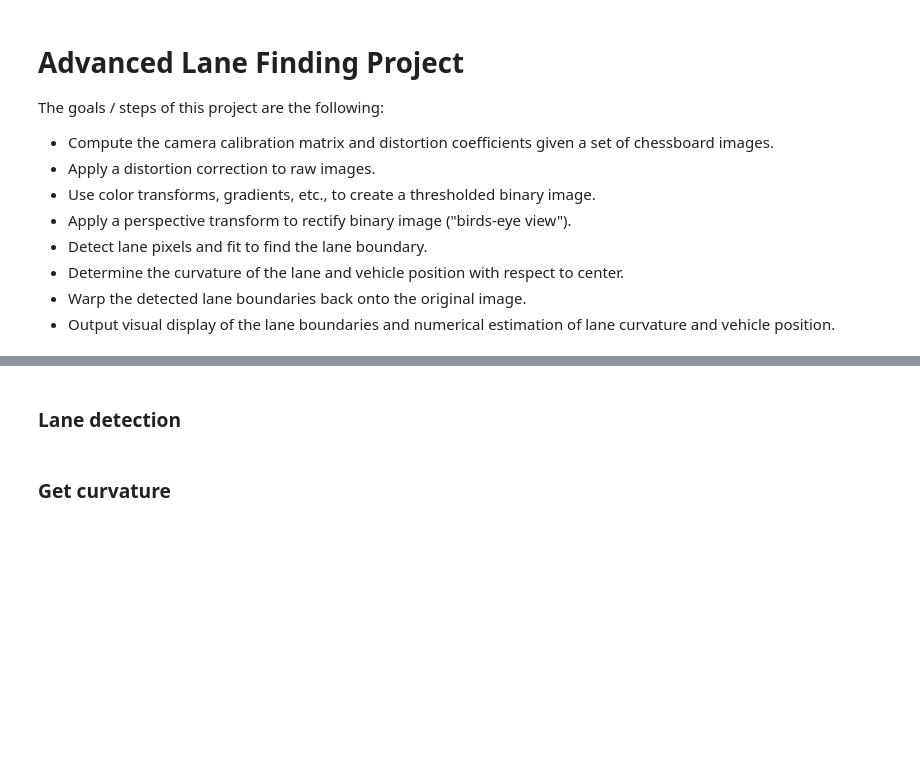
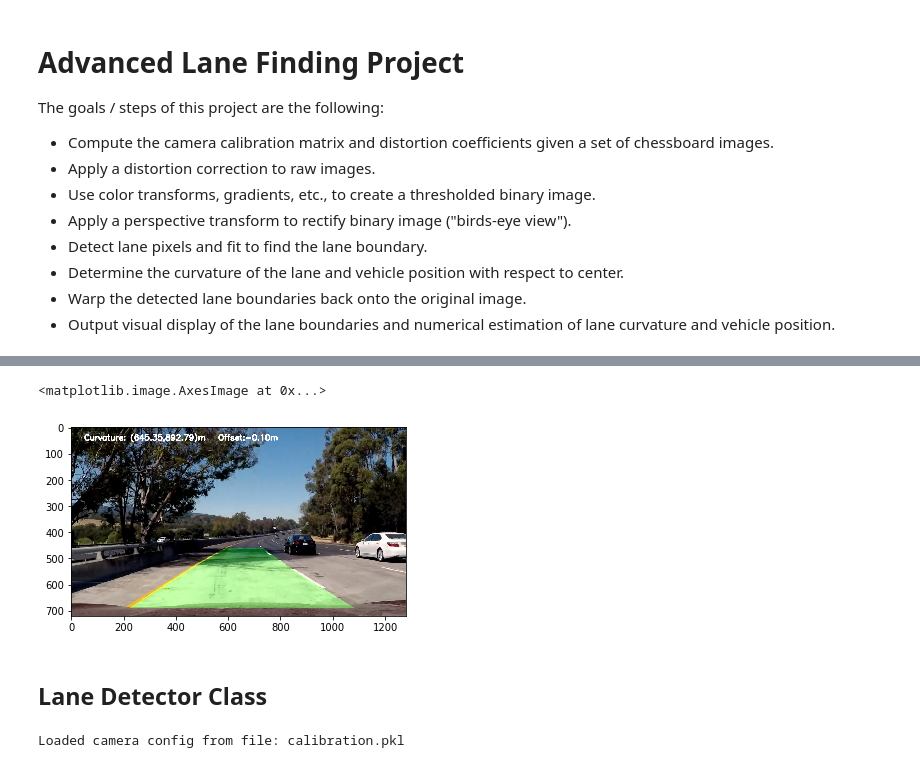
Before and after one commit to rummanwaqar/CarND-Advanced-Lane-Lines, a Jupyter notebook: Advance Lane Finding.ipynb, the cells around one changed output, grey strips where cells are left out. Drawn from its saved outputs; the diff is of its cells as text; code cells hidden in the pictures; blank space fills up the shorter version.

```diff
--- a/Advance Lane Finding.ipynb
+++ b/Advance Lane Finding.ipynb
@@ -27,0 +28,6 @@ import preprocessing
+# %%
+# sample images
+test_images = glob.glob('test_images/*.jpg')
+project_images = glob.glob('test_images/video_samples/project*.jpg')
+challange_images = glob.glob('test_images/video_samples/challange*.jpg')
+harder_challange_images = glob.glob('test_images/video_samples/harder_challange*.jpg')
@@ -28,2 +82,14 @@ import preprocessing
+# %%
+lane_image = draw_lanes(img, left_fit, right_fit, M_inv)
+# Combine the result with the original image
+result = cv2.addWeighted(img, 1, lane_image, 0.3, 0)
+# display text
+cv2.putText(result,
+            'Curvature: ({:.2f},{:.2f})m   Offset:{:.2f}m'.format(left_curvature, right_curvature, midpoint),
+            (50,50), cv2.FONT_HERSHEY_SIMPLEX,1,(255,255,255),3,cv2.LINE_AA)
+plt.imshow(result)
+# %% [output]
+<matplotlib.image.AxesImage at 0x...>
+[figure, added]
 # %% [markdown]
-### Lane detection
+## Lane Detector Class
@@ -132,2 +95,0 @@ plot_ploy_lines(output_mask, left_fit, right_fit)
-# %% [markdown]
-### Get curvature
@@ -161,0 +96,14 @@ measure_curvature(719*ym, left_fit_m, right_fit_m)
+# %%
+from LaneDetector import LaneDetection
+
+settings = preprocessing.MaskSetting()
+settings.blur = 19
+settings.grad_x = preprocessing.GradientSetting(9, (10,100))
+settings.grad_y = preprocessing.GradientSetting(9, (10,100))
+settings.grad_mag = preprocessing.GradientSetting(9, (10,100))
+roi_src = np.array([[560,460], [190,690], [1150,690], [750,460]], dtype='float32')
+roi_dst = np.array([[320, 0], [320,720], [960,720], [960, 0]], dtype='float32')
+
+detector = LaneDetection(roi_src, roi_dst, settings)
+# %% [output]
+Loaded camera config from file: calibration.pkl
```
Also changed, not shown: parts of 13 cells of this notebook, 5 other files.
